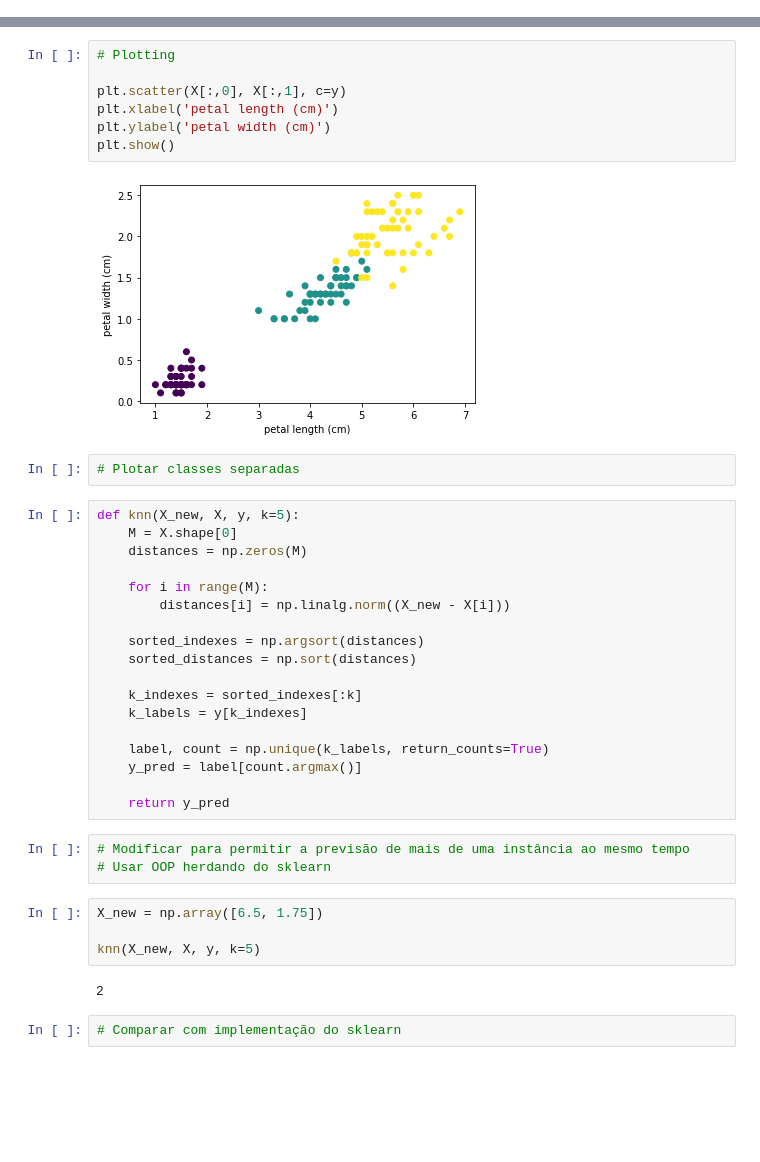
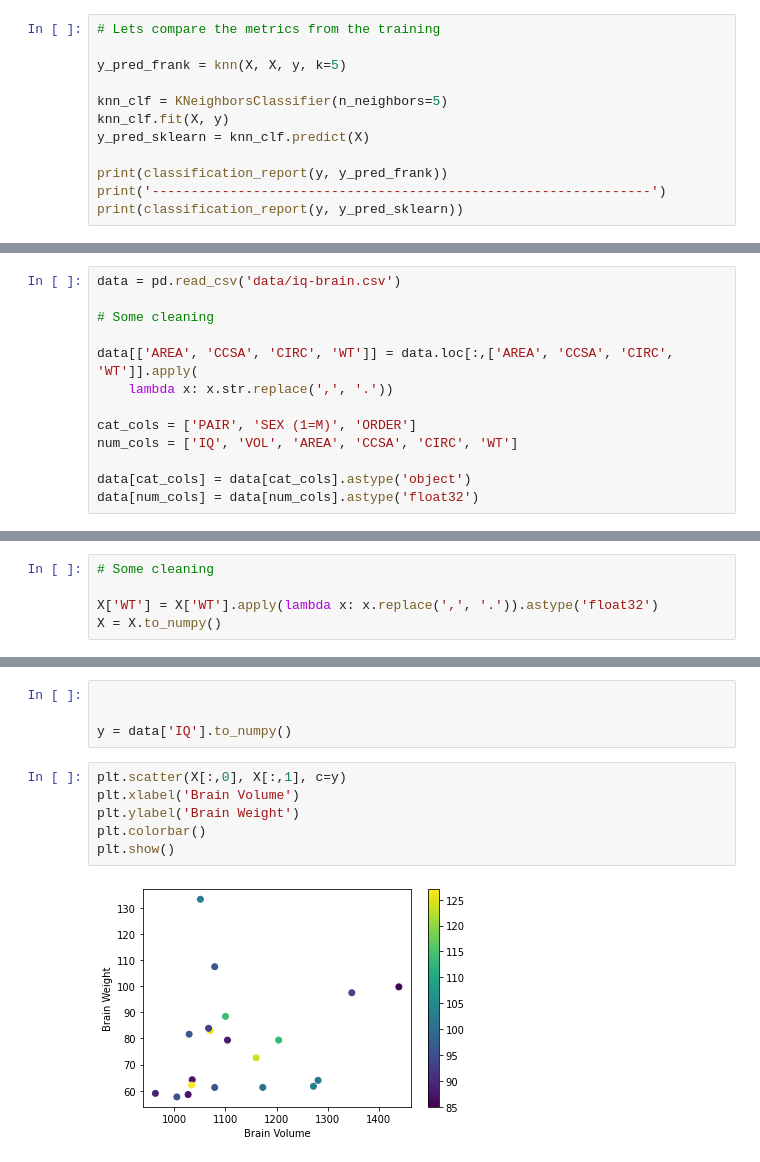
Before and after one commit to franklinzppa/ml-models, a Jupyter notebook: knn.ipynb, the cells around one changed output, grey strips where cells are left out. Cells and saved outputs as stored; diff of their text form; blank space fills up the shorter version.

```diff
--- a/knn.ipynb
+++ b/knn.ipynb
@@ -16,0 +87,12 @@ y = y.to_numpy()
+# %%
+# Lets compare the metrics from the training
+
+y_pred_frank = knn(X, X, y, k=5)
+
+knn_clf = KNeighborsClassifier(n_neighbors=5)
+knn_clf.fit(X, y)
+y_pred_sklearn = knn_clf.predict(X)
+
+print(classification_report(y, y_pred_frank))
+print('----------------------------------------------------------------')
+print(classification_report(y, y_pred_sklearn))
@@ -16,0 +184,13 @@ y = y.to_numpy()
+# %%
+data = pd.read_csv('data/iq-brain.csv')
+
+# Some cleaning
+
+data[['AREA', 'CCSA', 'CIRC', 'WT']] = data.loc[:,['AREA', 'CCSA', 'CIRC', 'WT']].apply(
+    lambda x: x.str.replace(',', '.'))
+
+cat_cols = ['PAIR', 'SEX (1=M)', 'ORDER']
+num_cols = ['IQ', 'VOL', 'AREA', 'CCSA', 'CIRC', 'WT']
+
+data[cat_cols] = data[cat_cols].astype('object')
+data[num_cols] = data[num_cols].astype('float32')
@@ -16,0 +211,5 @@ y = y.to_numpy()
+# %%
+# Some cleaning
+
+X['WT'] = X['WT'].apply(lambda x: x.replace(',', '.')).astype('float32')
+X = X.to_numpy()
@@ -17,40 +222,12 @@ y = y.to_numpy()
+# %%
+
+
+y = data['IQ'].to_numpy()
 # %%
-# Plotting
-
 plt.scatter(X[:,0], X[:,1], c=y)
-plt.xlabel('petal length (cm)')
-plt.ylabel('petal width (cm)')
+plt.xlabel('Brain Volume')
+plt.ylabel('Brain Weight')
+plt.colorbar()
 plt.show()
 # %% [output]
-[figure, old version]
+[figure, new version]
-# %%
-# Plotar classes separadas
-# %%
-def knn(X_new, X, y, k=5):
-    M = X.shape[0]
-    distances = np.zeros(M)
-
-    for i in range(M):
-        distances[i] = np.linalg.norm((X_new - X[i]))
-
-    sorted_indexes = np.argsort(distances)
-    sorted_distances = np.sort(distances)
-
-    k_indexes = sorted_indexes[:k]
-    k_labels = y[k_indexes]
-
-    label, count = np.unique(k_labels, return_counts=True)
-    y_pred = label[count.argmax()]
-
-    return y_pred
-# %%
-# Modificar para permitir a previsão de mais de uma instância ao mesmo tempo
-# Usar OOP herdando do sklearn
-# %%
-X_new = np.array([6.5, 1.75])
-
-knn(X_new, X, y, k=5)
-# %% [output]
-2
-# %%
-# Comparar com implementação do sklearn
```
Also changed, not shown: parts of 27 cells of this notebook, 1 other file.
